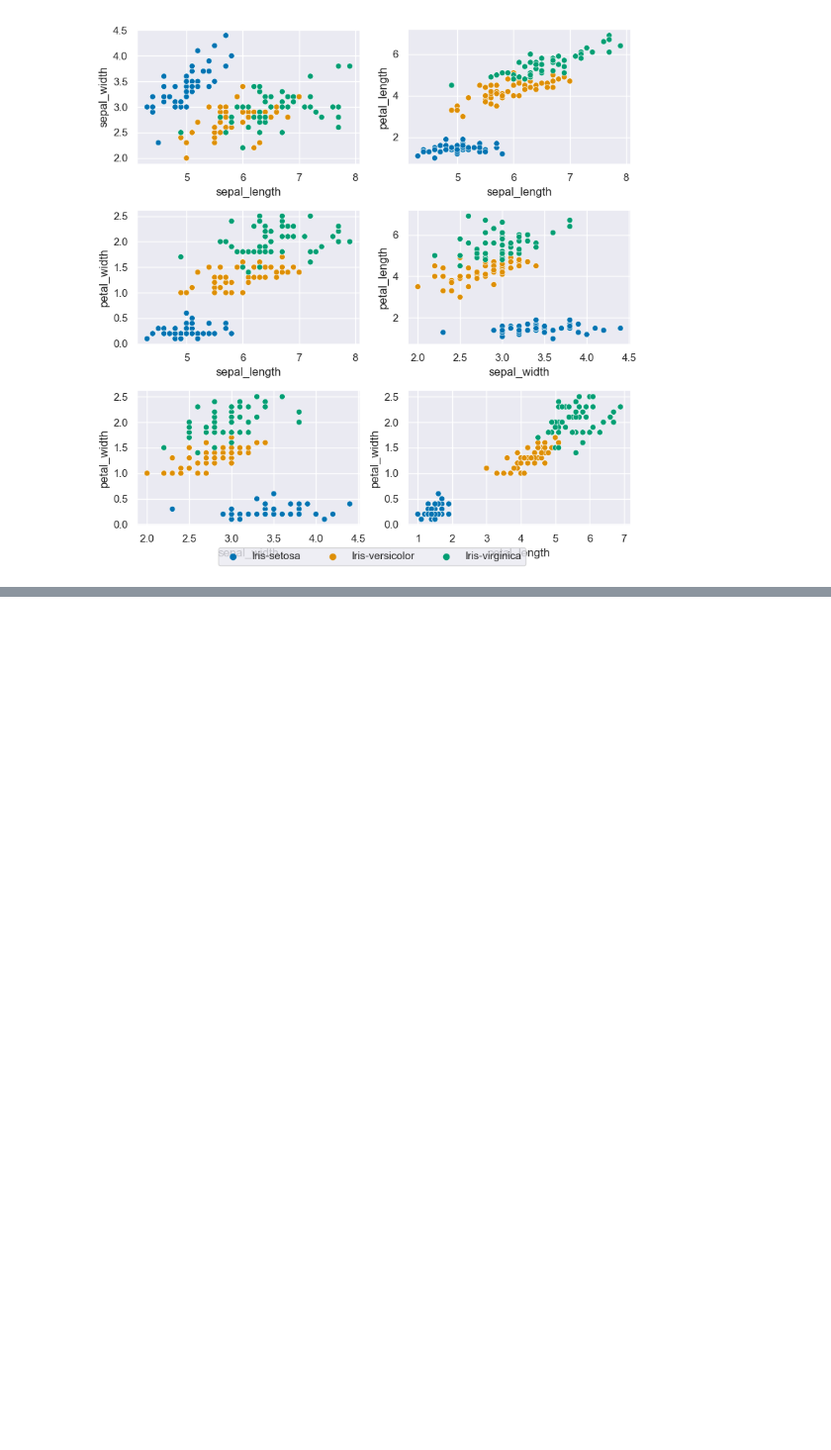
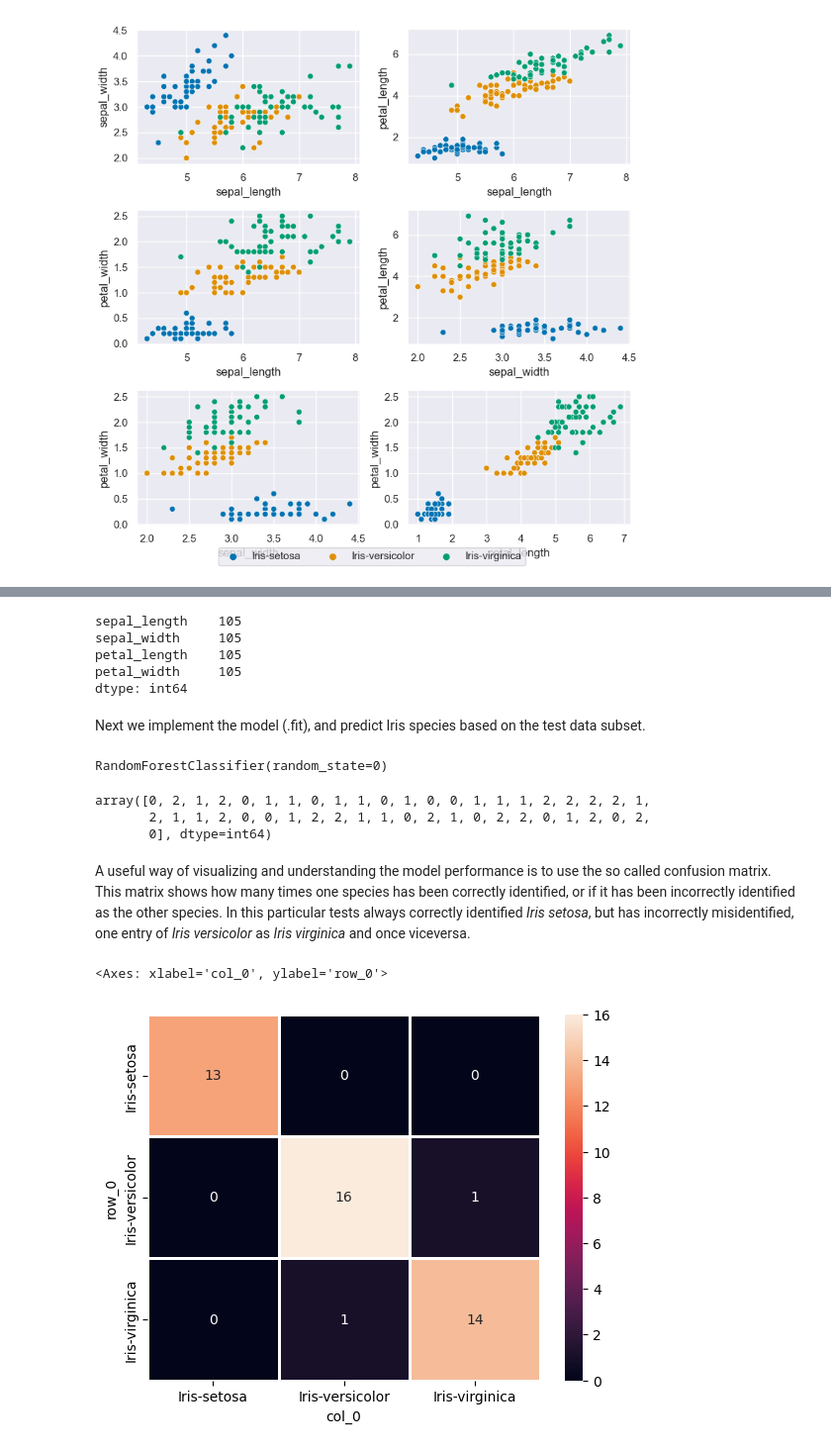
Before and after one commit to gfmg/pands-project, a Jupyter notebook: analysis_report.ipynb, the cells around one changed output, grey strips where cells are left out. Shown: that part at 99% size. Drawn from its saved outputs; the diff is of its cells as text; code cells hidden in the pictures; blank space fills up the shorter version.

Commit message:
Random forest implementation

```diff
--- a/analysis_report.ipynb
+++ b/analysis_report.ipynb
@@ -79,0 +102,43 @@ for s in sp:
+# %%
+x=dat.drop(columns=['class'], axis=1)
+y, levels=dat['class'].factorize() #Transform Iris species to numbers (for plotting later)
+x_train,x_test,y_train,y_test=train_test_split(x,y, test_size=0.3) # the test. size means that 30% of the data will be used for testing the model, and 70% to train the model.
+
+# We can quickly check that as both x_train and y_train are now 105 rows (70% of 150)
+x_train.count()
+# %% [output]
+sepal_length    105
+sepal_width     105
+petal_length    105
+petal_width     105
+dtype: int64
+# %% [markdown]
+Next we implement the model (.fit), and predict Iris species based on the test data subset.
+# %%
+# Defining the model:
+rf_model=RandomForestClassifier(random_state=0) #random_state=0 means that the results will be reproducible when implementing the model over the same data
+
+#To Fit the model, we train it with our covariate and response train subsets
+rf_model.fit(x_train,y_train)
+# %% [output]
+RandomForestClassifier(random_state=0)
+# %%
+# And now, we can use the model to predict Iris species based on the covariates from the test subset
+y_pred = rf_model.predict(x_test)
+y_pred
+# %% [output]
+array([0, 2, 1, 2, 0, 1, 1, 0, 1, 1, 0, 1, 0, 0, 1, 1, 1, 2, 2, 2, 2, 1,
+       2, 1, 1, 2, 0, 0, 1, 2, 2, 1, 1, 0, 2, 1, 0, 2, 2, 0, 1, 2, 0, 2,
+       0], dtype=int64)
+# %% [markdown]
+A useful way of visualizing and understanding the model performance is to use the so called confusion matrix. This matrix shows how many times one species has been correctly identified, or if it has been incorrectly identified as the other species. In this particular tests always correctly identified <i>Iris setosa</i>, but has incorrectly misidentified, one entry of <i>Iris versicolor</i> as <i>Iris virginica</i> and once viceversa.
+# %%
+# The labels in this plot are numeric (0,1,2), but in reality, these values represent the Iris species
+# We know however to which levels the numeric values are referring too, so a bit of wrangling allows to change the labels in the plot
+cm = confusion_matrix(y_test,y_pred)
+cm= pd.crosstab(levels[y_test],levels[y_pred])
+
+sns.heatmap(cm, linewidths=1, annot=True)
+# %% [output]
+<Axes: xlabel='col_0', ylabel='row_0'>
+[figure, added]
```
Also changed, not shown: parts of 11 cells of this notebook, 6 other files.
